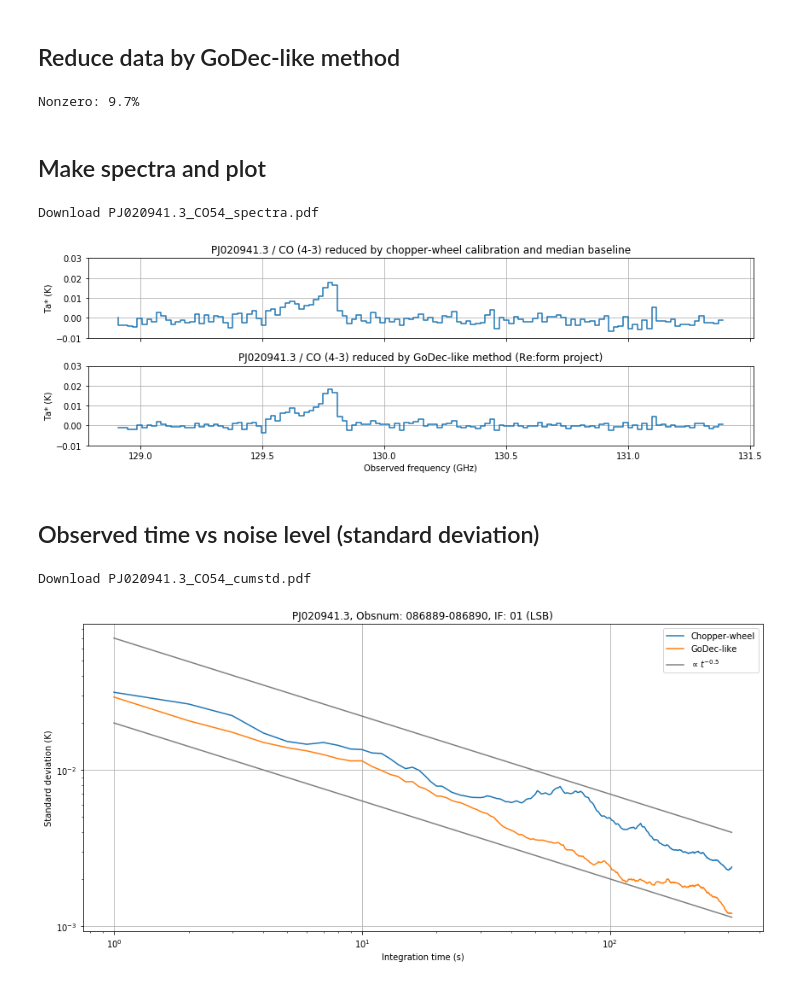
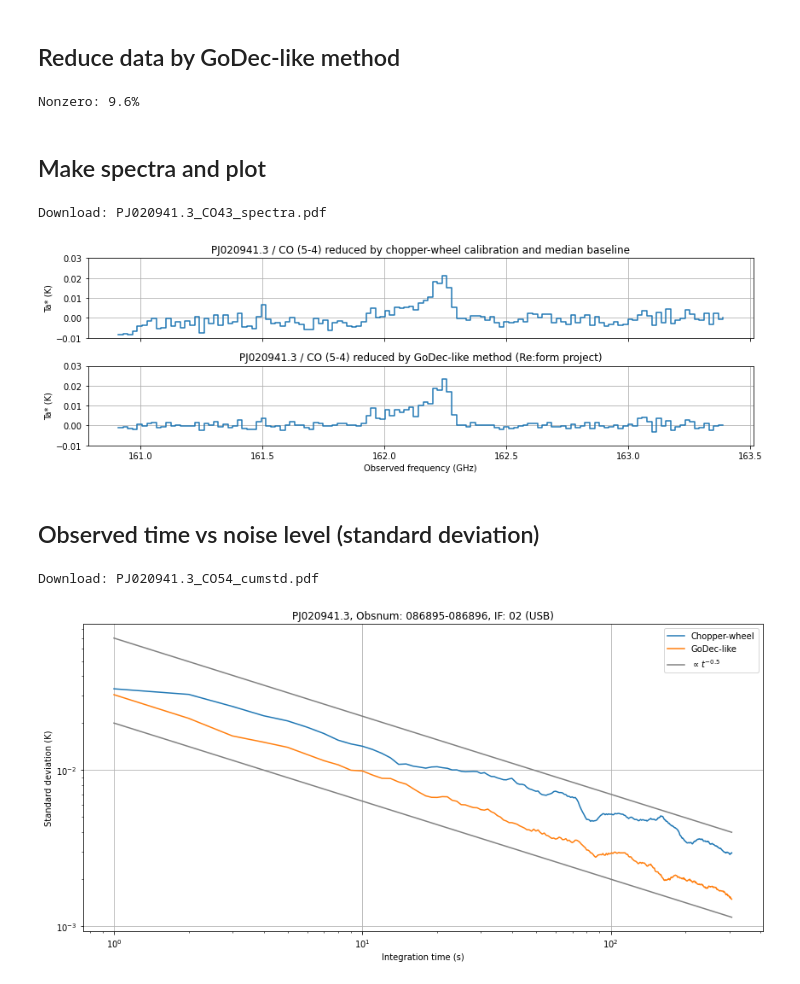
Before and after one commit to astropenguin/taniguchi-2021-analysis, a Jupyter notebook: notes/2020-02-26/analysis-PJ020941.3-CO54.ipynb, the cells around one changed output. Saved outputs shown, nothing was run; the diff lists cells and outputs as text; code cells hidden in the pictures.

```diff
--- a/notes/2020-02-26/analysis-PJ020941.3-CO54.ipynb
+++ b/notes/2020-02-26/analysis-PJ020941.3-CO54.ipynb
@@ -45,10 +44,10 @@ def estimate_L(X, S, n=10):
 ## Load data
 # %%
 target = "PJ020941.3"
-obsnum_cal = "086889"
-obsnum_sci = "086890"
-ifnum = "01"
-sideband = "LSB"
+obsnum_cal = "086895"
+obsnum_sci = "086896"
+ifnum = "02"
+sideband = "USB"
 T_amb = 273.0
 ch_bin = 256
 
@@ -83,7 +82,7 @@ T_cal_re = T_cal_re[T_cal_re.scantype=="ON"]
 
 print(f"Nonzero: {(S!=0).sum().values/S.size:.1%}")
 # %% [output]
-Nonzero: 9.7%
+Nonzero: 9.6%
 # %% [markdown]
 ## Make spectra and plot
 # %%
@@ -95,27 +94,27 @@ spec_re = (weight_re * T_cal_re).sum("t") / weight_re.sum("t")
 # %%
 fig, axes = plt.subplots(2, 1, figsize=(12, 4))
 
 ax = axes[0]
 ax.step(spec.ch, spec)
-ax.set_title(f"{target} / CO (4-3) reduced by chopper-wheel calibration and median baseline")
+ax.set_title(f"{target} / CO (5-4) reduced by chopper-wheel calibration and median baseline")
 ax.set_ylabel("Ta* (K)")
 ax.set_xticklabels([])
 ax.set_ylim(-0.01, 0.03)
 ax.grid()
 
 ax = axes[1]
 ax.step(spec.ch, spec_re)
-ax.set_title(f"{target} / CO (4-3) reduced by GoDec-like method (Re:form project)")
+ax.set_title(f"{target} / CO (5-4) reduced by GoDec-like method (Re:form project)")
 ax.set_xlabel("Observed frequency (GHz)")
 ax.set_ylabel("Ta* (K)")
 ax.set_ylim(-0.01, 0.03)
 ax.grid()
 
 fig.tight_layout()
-savefig_in_notebook("PJ020941.3_CO54_spectra.pdf")
+savefig_in_notebook(fig, "PJ020941.3_CO43_spectra.pdf")
 # %% [output]
-Download PJ020941.3_CO54_spectra.pdf
+Download: PJ020941.3_CO43_spectra.pdf
-[figure, old version]
+[figure, new version]
 # %% [markdown]
 ## Observed time vs noise level (standard deviation)
 # %%
@@ -142,7 +141,7 @@ ax.legend()
 ax.grid()
 
 fig.tight_layout()
-savefig_in_notebook("PJ020941.3_CO54_cumstd.pdf")
+savefig_in_notebook(fig, "PJ020941.3_CO54_cumstd.pdf")
 # %% [output]
-Download PJ020941.3_CO54_cumstd.pdf
+Download: PJ020941.3_CO54_cumstd.pdf
-[figure, old version]
+[figure, new version]
```
Also changed, not shown: parts of 2 cells of this notebook, 1 other file.
